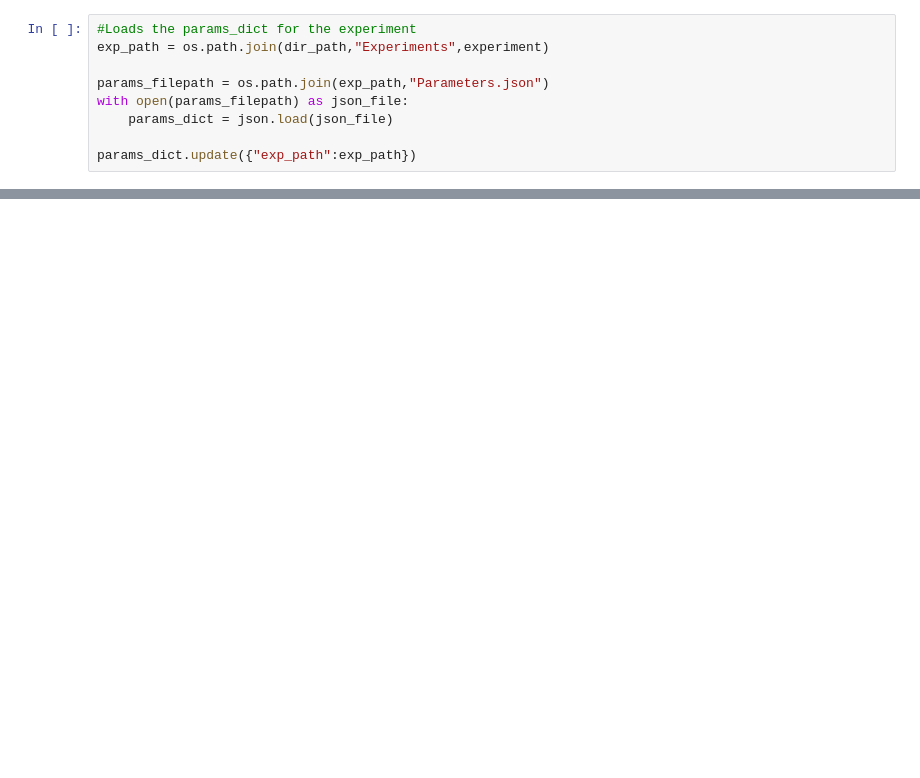
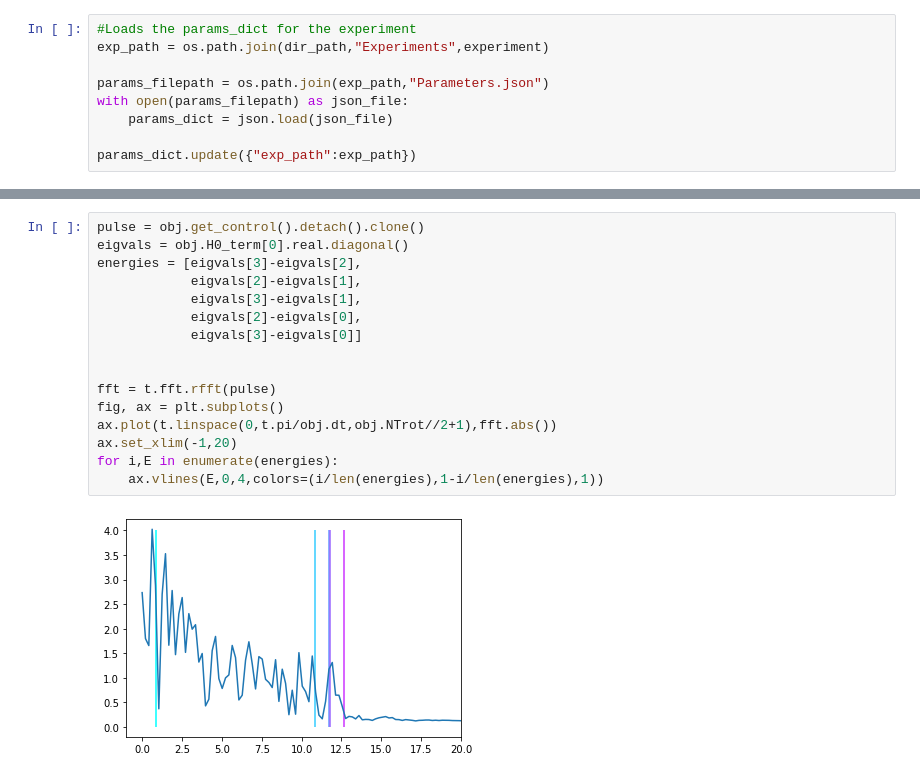
Before and after one commit to Vinther901/Quantum-Optimal-Control, a Jupyter notebook: 1DToyExample/RunExperiments.ipynb, the cells around one changed output, grey strips where cells are left out. Drawn from its saved outputs; the diff is of its cells as text; blank space fills up the shorter version.

```diff
--- a/1DToyExample/RunExperiments.ipynb
+++ b/1DToyExample/RunExperiments.ipynb
@@ -72,0 +87,18 @@ Ended at step: 304, with loss: 0.11141365766525269 and runtime: 187.370405435562
+# %%
+pulse = obj.get_control().detach().clone()
+eigvals = obj.H0_term[0].real.diagonal()
+energies = [eigvals[3]-eigvals[2],
+            eigvals[2]-eigvals[1],
+            eigvals[3]-eigvals[1],
+            eigvals[2]-eigvals[0],
+            eigvals[3]-eigvals[0]]
+
+
+fft = t.fft.rfft(pulse)
+fig, ax = plt.subplots()
+ax.plot(t.linspace(0,t.pi/obj.dt,obj.NTrot//2+1),fft.abs())
+ax.set_xlim(-1,20)
+for i,E in enumerate(energies):
+    ax.vlines(E,0,4,colors=(i/len(energies),1-i/len(energies),1))
+# %% [output]
+[figure, added]
```
Also changed, not shown: parts of 8 cells of this notebook, 8 other files.
